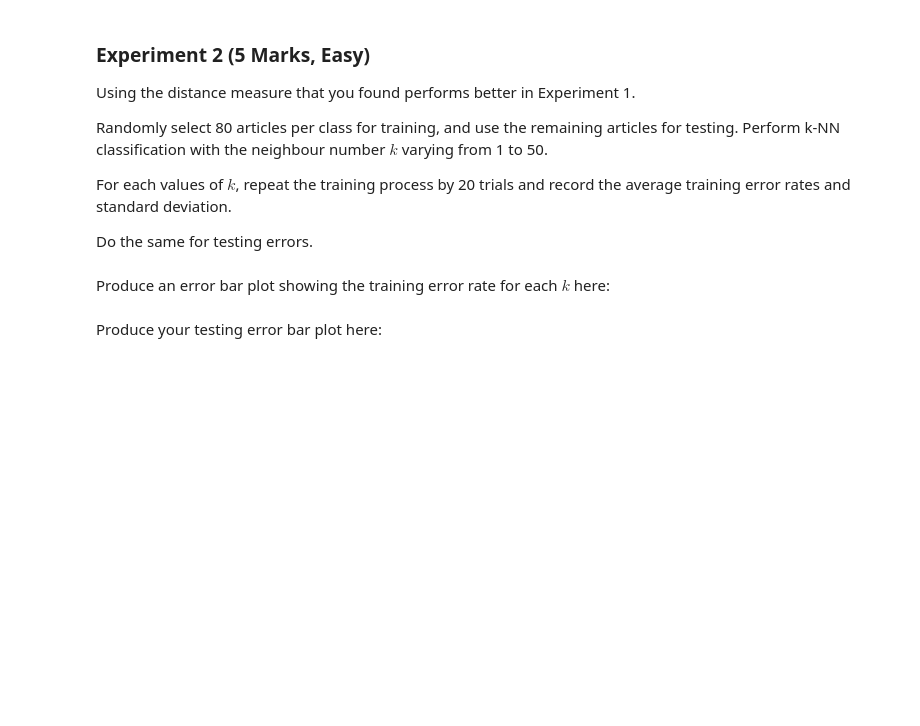
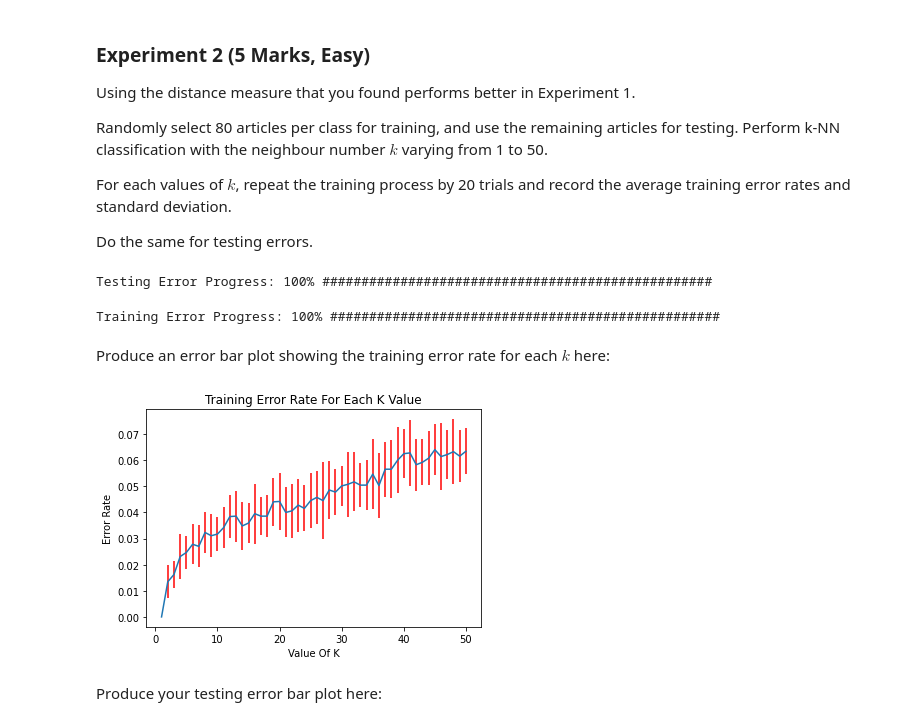
Before and after one commit to Georgegoodey/machineLearning, a Jupyter notebook: 24112-Lab1-S-Practice1.ipynb, the cells around one changed output. Saved outputs shown, nothing was run; the diff lists cells and outputs as text; code cells hidden in the pictures; blank space fills up the shorter version.

```diff
--- a/24112-Lab1-S-Practice1.ipynb
+++ b/24112-Lab1-S-Practice1.ipynb
@@ -189,0 +247,6 @@ Print out the mean and standard deviation.
+# %%
+accuracies = []
+for i in range(20):
+    runTest(accuracies, metric="cosine", k=1)
+    print("Progress "+("#"*(i)), end="\r")
+print("Test accuracy of "+str(np.mean(accuracies))+" and std deviation "+str(np.std(accuracies)))
@@ -204,2 +267,35 @@ Do the same for testing errors.
+# %%
+import math
+allAccuraciesTest = []
+allStdTest = []
+for j in range(1,51):
+    accuracies = []
+    for i in range(20):
+        runTest(accuracies, metric="cosine", k=j)
+    allAccuraciesTest.append(np.mean(accuracies))
+    allStdTest.append(np.std(accuracies))
+    # Code for progress bar - can be ignored
+    percent = int(math.floor((j/50)*100))
+    percentOver2 = int(percent/2)
+    print("Testing Error Progress: "+str(percent)+"% "+("#"*(percentOver2))+("."*(50-percentOver2)), end="\r")
+errorRatesTest = [1-i for i in allAccuraciesTest]
+# %% [output]
+Testing Error Progress: 100% ##################################################
+# %%
+allAccuraciesTrain = []
+allStdTrain = []
+for j in range(1,51):
+    accuracies = []
+    for i in range(20):
+        runTest(accuracies, metric="cosine", k=j, error="training")
+    allAccuraciesTrain.append(np.mean(accuracies))
+    allStdTrain.append(np.std(accuracies))
+    # Code for progress bar - can be ignored
+    percent = int(math.floor((j/50)*100))
+    percentOver2 = int(percent/2)
+    print("Training Error Progress: "+str(percent)+"% "+("#"*(percentOver2))+("."*(50-percentOver2)), end="\r")
+errorRatesTrain = [1-i for i in allAccuraciesTrain]
+# %% [output]
+Training Error Progress: 100% ##################################################
 # %% [markdown]
 Produce an error bar plot showing the training error rate for each $k$ here:
@@ -208,2 +302,13 @@ Produce an error bar plot showing the training error rate for each $k$ here:
+# %%
+x = range(1,51)
+y = errorRatesTrain
+plt.xlabel('Value Of K')
+plt.ylabel('Error Rate')
+plt.errorbar(x, y, yerr=allStdTrain, ecolor='r')
+
+plt.title('Training Error Rate For Each K Value')
+plt.show()
+# %% [output]
+[figure, added]
 # %% [markdown]
 Produce your testing error bar plot here:
```
Also changed, not shown: parts of 26 cells of this notebook, 1 other file.
